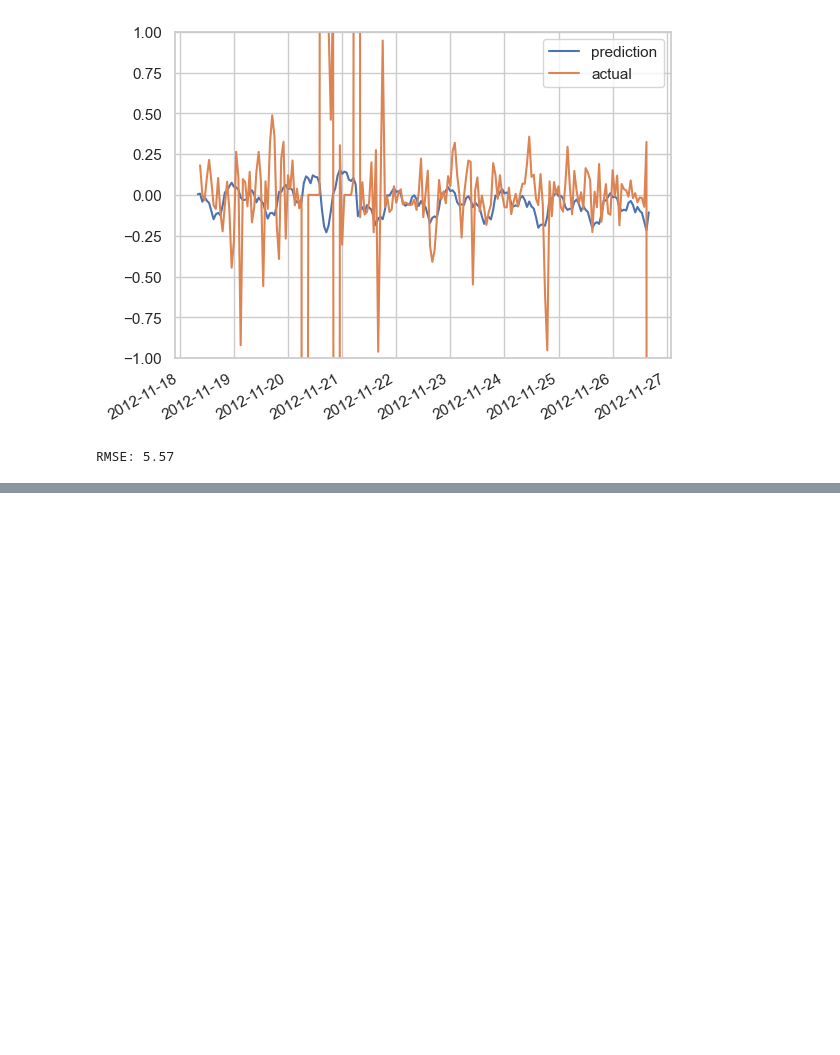
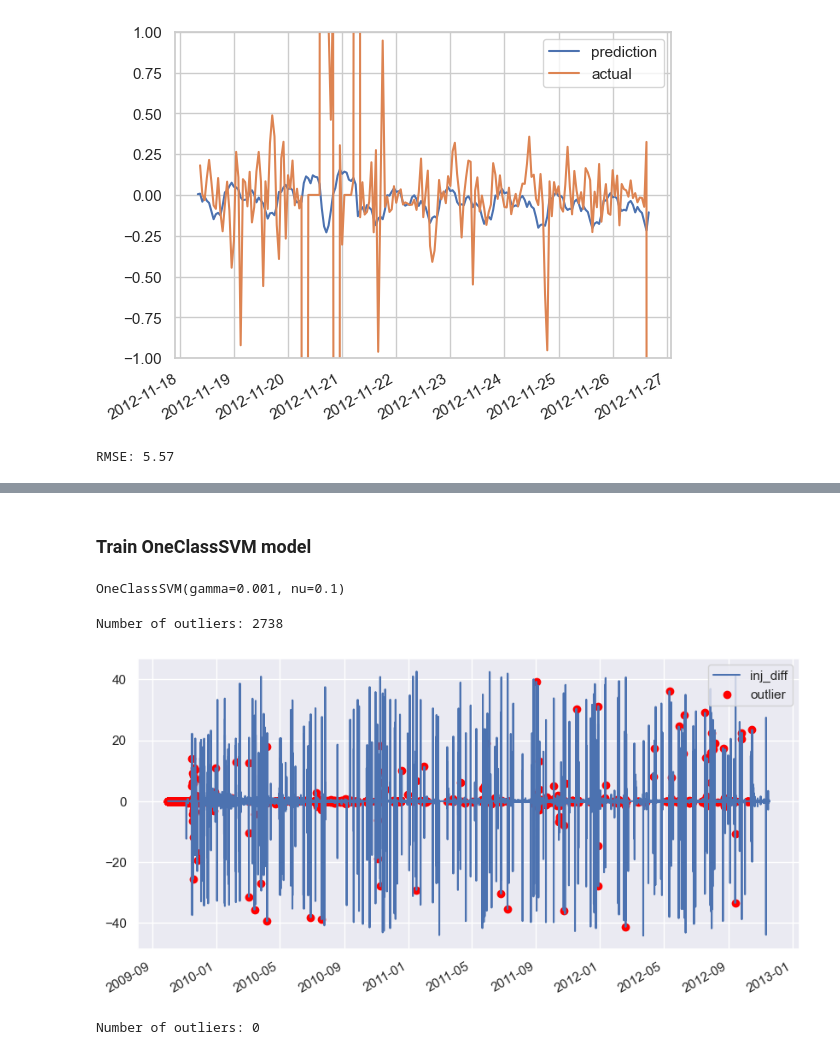
Before and after one commit to BluInnovation/ml-challenge-2023, a Jupyter notebook: src/analysis_2.ipynb, the cells around one changed output, grey strips where cells are left out. Drawn from its saved outputs; the diff is of its cells as text; code cells hidden in the pictures; blank space fills up the shorter version.

```diff
--- a/src/analysis_2.ipynb
+++ b/src/analysis_2.ipynb
@@ -490,0 +497,7 @@ RMSE: 5.57
+# %%
+cols_ex_out = ["inj_diff", outlier_label_col] + cols_exclude_normal
+df_out_train = data_train_clean.drop(cols_ex_out, axis=1)
+# %%
+scaler = StandardScaler()
+df_out_train_scaled = scaler.fit_transform(df_out_train)
+df_out_test_scaled = scaler.transform(data_test_clean.drop(cols_exclude_normal, axis=1))
@@ -490,0 +507,42 @@ RMSE: 5.57
+# %% [markdown]
+### Train OneClassSVM model
+# %%
+one_class_svm = OneClassSVM(nu=0.1, kernel="rbf", gamma=0.001)
+one_class_svm.fit(df_out_train_scaled)
+# %% [output]
+OneClassSVM(gamma=0.001, nu=0.1)
+# %%
+# Predict outliers for training data
+pred_out_train = one_class_svm.predict(df_out_train_scaled)
+# Replace 1 for 0 and -1 for 1
+pred_out_train[pred_out_train == 1] = 0
+pred_out_train[pred_out_train == -1] = 1
+# Print the number of outliers
+print(f"Number of outliers: {np.sum(pred_out_train)}")
+# %% [output]
+Number of outliers: 2738
+# %%
+# Plot the outliers as red dots with the inj_diff column as lineplot
+fig, ax = plt.subplots(1, 1, figsize=(10, 5))
+ax.plot(data_train_clean.index, data_train_clean["inj_diff"], label="inj_diff")
+ax.scatter(
+    data_train_clean.index[pred_out_train == 1],
+    data_train_clean["inj_diff"][pred_out_train == 1],
+    color="red",
+    label="outlier",
+)
+plt.gcf().autofmt_xdate()
+plt.legend()
+plt.show()
+# %% [output]
+[figure, added]
+# %%
+# Predict outliers for test data
+pred_out_test = one_class_svm.predict(df_out_test_scaled)
+# Replace 1 for 0 and -1 for 1
+pred_out_test[pred_out_test == 1] = 0
+pred_out_test[pred_out_test == -1] = 1
+# Print the number of outliers
+print(f"Number of outliers: {np.sum(pred_out_test)}")
+# %% [output]
+Number of outliers: 0
```
Also changed, not shown: parts of 6 cells of this notebook, 1 other file.
